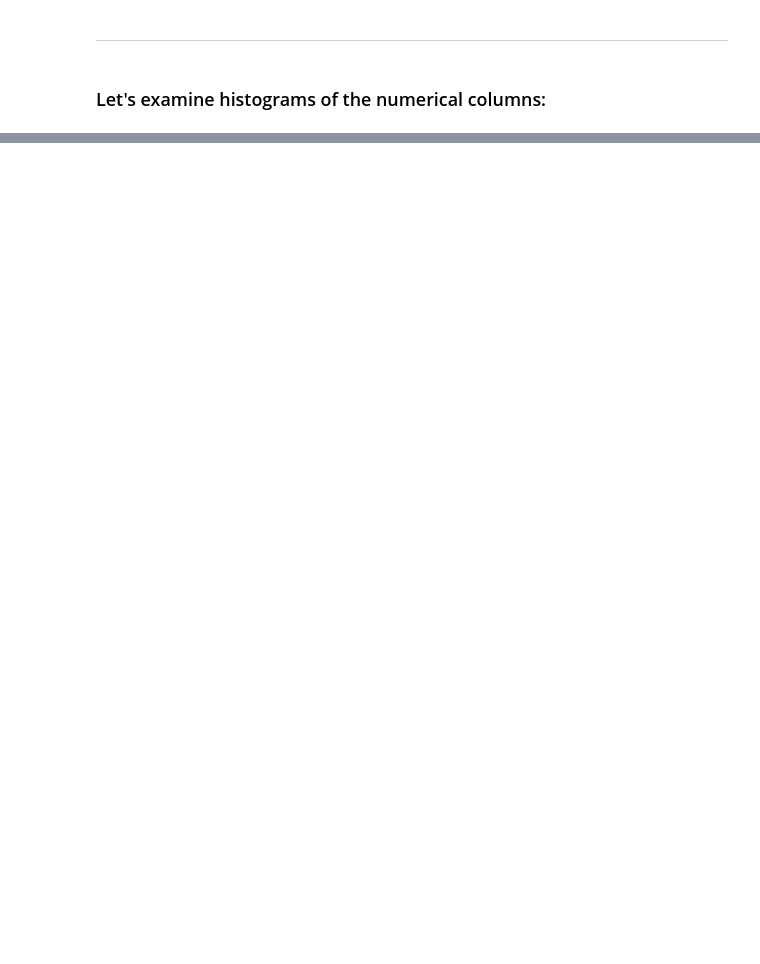
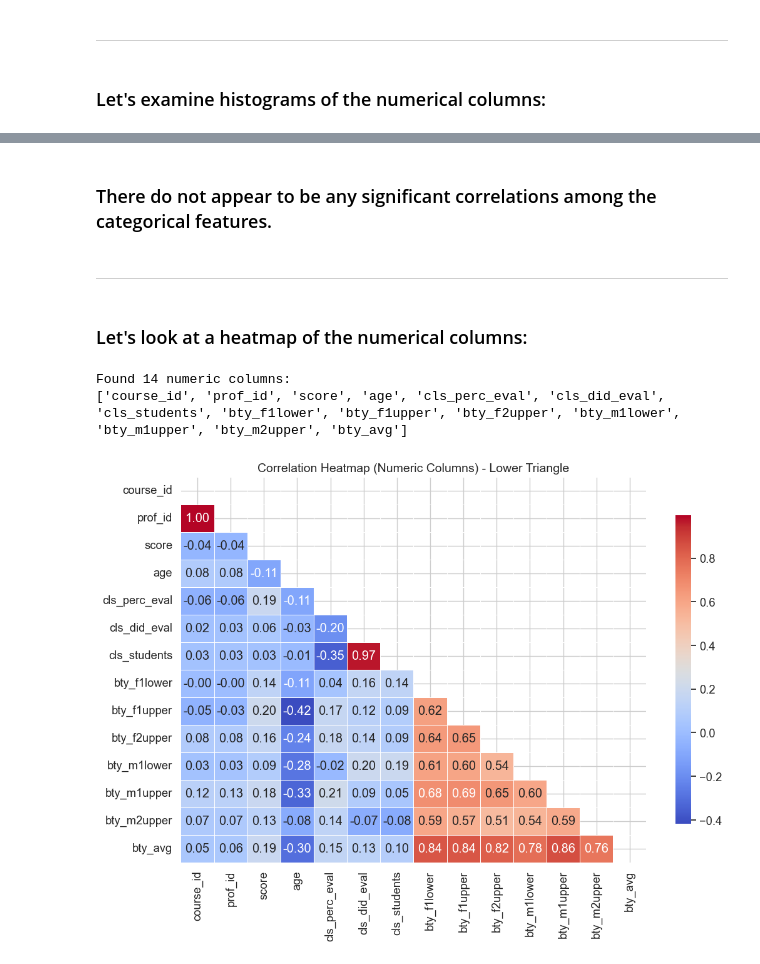
Before and after one commit to markcoty/Professor-eval-vs-appearance, a Jupyter notebook: Notebook/Professor-eval-vs-appearance.ipynb, the cells around one changed output, grey strips where cells are left out. Saved outputs shown, nothing was run; the diff lists cells and outputs as text; code cells hidden in the pictures; blank space fills up the shorter version.

```diff
--- a/Notebook/Professor-eval-vs-appearance.ipynb
+++ b/Notebook/Professor-eval-vs-appearance.ipynb
@@ -301,0 +350,34 @@ Found 14 numeric columns:
+# %% [markdown]
+### There do not appear to be any significant correlations among the categorical features.
+# %% [markdown]
+____________________________________________________________________________________________________________
+# %% [markdown]
+### Let's look at a heatmap of the numerical columns:
+# %%
+import pandas as pd
+import numpy as np
+import seaborn as sns
+import matplotlib.pyplot as plt
+
+# Select numeric columns (int64 + float64)
+numeric_columns = df.select_dtypes(include=['int64', 'float64']).columns.tolist()
+print(f"Found {len(numeric_columns)} numeric columns:")
+print(numeric_columns)
+
+# Compute correlation matrix for numeric columns
+corr = df[numeric_columns].corr()
+
+# Mask upper triangle
+mask = np.triu(np.ones_like(corr, dtype=bool))
+
+# Plot heatmap (lower triangle only)
+plt.figure(figsize=(12, 8))
+sns.heatmap(corr, mask=mask, annot=True, fmt=".2f", cmap="coolwarm",
+            cbar_kws={"shrink": .8}, linewidths=0.5)
+
+plt.title("Correlation Heatmap (Numeric Columns) - Lower Triangle", fontsize=14)
+plt.show()
+# %% [output]
+Found 14 numeric columns:
+['course_id', 'prof_id', 'score', 'age', 'cls_perc_eval', 'cls_did_eval', 'cls_students', 'bty_f1lower', 'bty_f1upper', 'bty_f2upper', 'bty_m1lower', 'bty_m1upper', 'bty_m2upper', 'bty_avg']
+[figure, added]
```
Also changed, not shown: parts of 8 cells of this notebook.
